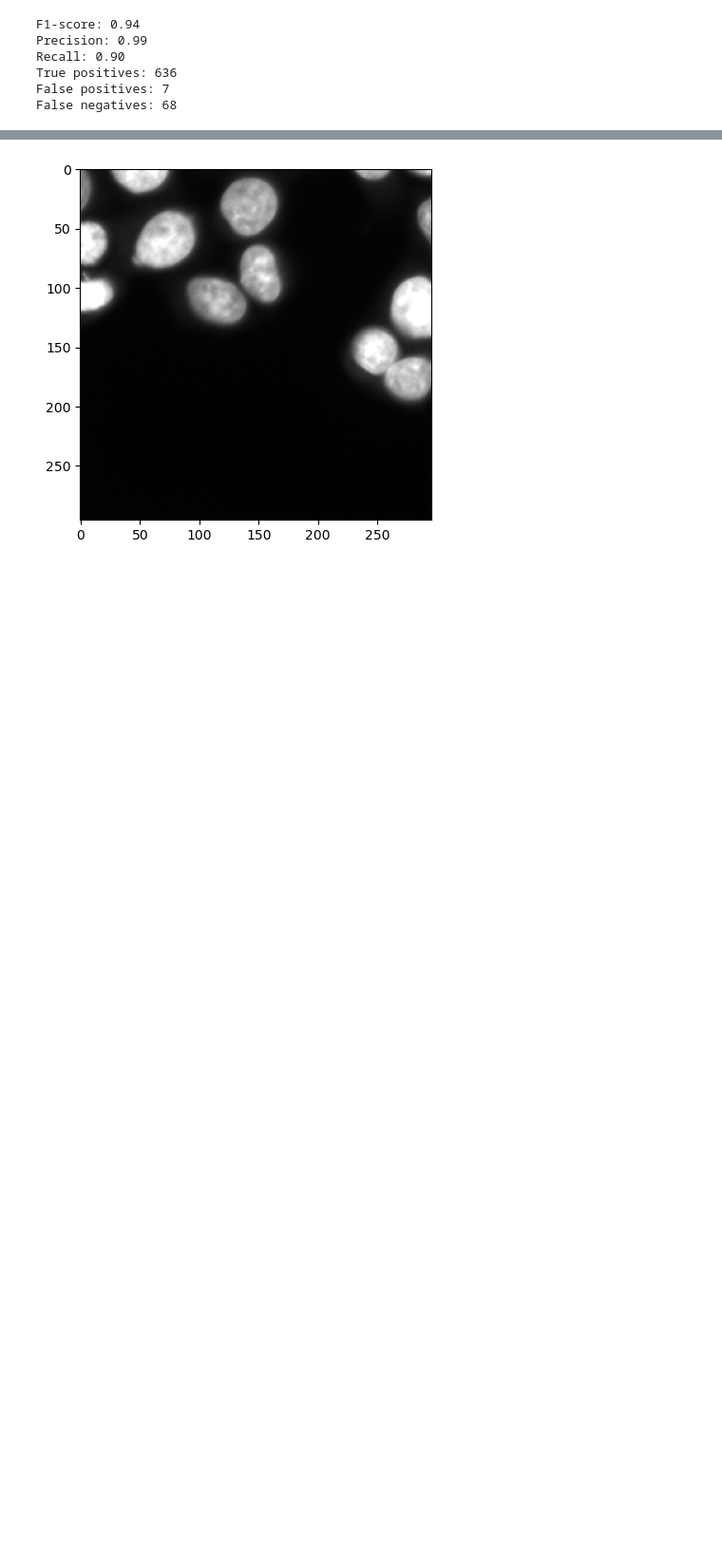
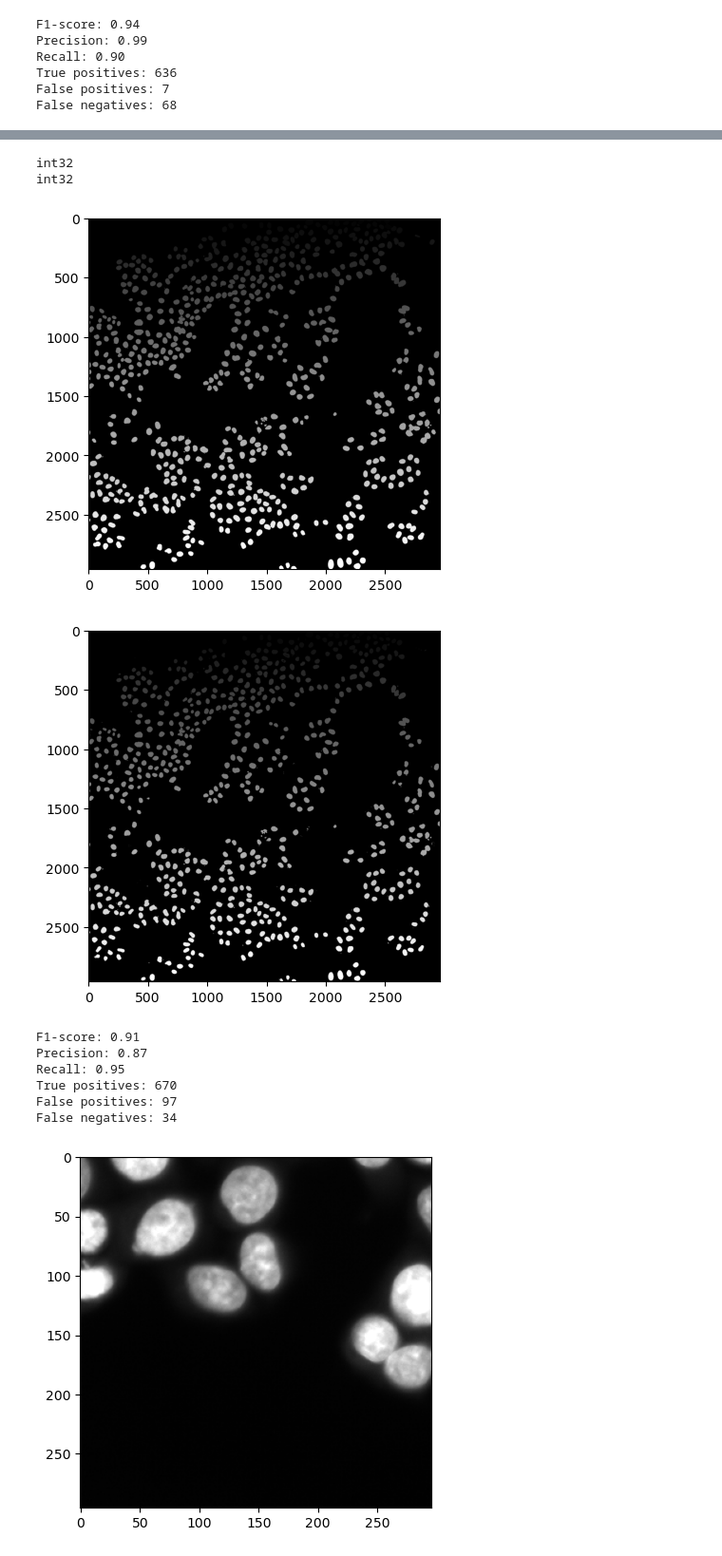
Before and after one commit to CaicedoLab/micronuclei-detection, a Jupyter notebook: cellpose/cellpose.ipynb, the cells around one changed output, grey strips where cells are left out. Shown: that part at 95% size. Drawn from its saved outputs; the diff is of its cells as text; code cells hidden in the pictures; blank space fills up the shorter version.

```diff
--- a/cellpose/cellpose.ipynb
+++ b/cellpose/cellpose.ipynb
@@ -564,3 +587,66 @@ mean_iou
+# %%
+import numpy as np
+import matplotlib.pyplot as plt
+import skimage
+import scipy
+import sys
+sys.path.append('../')
+from microdet.evaluation import compare_two_labels
+from microdet import evaluation
+#seg_import = "/scr/vidit/dataset_nuclei/20X_c0-DAPI_A1_Tile-10.original_seg.png"
+#seg_import = skimage.io.imread(seg_import, as_gray=True)
+
+
+#print(seg_import.shape)
+
+def join_masks(tif_path, outlines_path):
+    tif_img = skimage.io.imread(tif_path, as_gray=True)
+    outlines_img = skimage.io.imread(outlines_path)
+
+    outlines_img = outlines_img[:,:,0] > 0 # Use only the red channel
+    outlines_img = scipy.ndimage.binary_fill_holes(outlines_img) ^ outlines_img
+    tif_img[outlines_img] = 1
+    seg = tif_img > 0
+    #Merge seg and outlines_img together, overlay the outlines_img on seg
+    labels = skimage.measure.label(seg)
+    # Not doing object edge detection as the objects start touching then
+    #labels = skimage.morphology.dilation(labels)  # recover object edge
+    return labels
+
+
+labels = join_masks("/home/MORGRIDGE/vagrawal/vidit/dataset_nuclei/20X_c0-DAPI_A1_Tile-10.nuclei-clean.tif", "/home/MORGRIDGE/vagrawal/vidit/dataset_nuclei/20X_c0-DAPI_A1_Tile-10.phenotype_outlines.png")
+# Ensure that seg_import and labels are numpy arrays
+print(seg_import.dtype)
+print(labels.dtype)
+
+nb_overdetection, nb_underdetection, mean_IoU, IoUs = compare_two_labels(seg_import, labels, True, False)
+
+
+plt.imshow(labels, cmap='gray')
+plt.show()
+plt.imshow(seg_import, cmap='gray')
+plt.show()
+# %% [output]
+int32
+int32
+[figure, added]
+[figure, added]
+# %%
+from microdet.evaluation import compare_two_labels, measures_at
+f1, prec, rec, TP, FP, FN = measures_at(0.1, IoUs)
+print(f"F1-score: {f1:.2f}")
+print(f"Precision: {prec:.2f}")
+print(f"Recall: {rec:.2f}")
+print(f"True positives: {TP}")
+print(f"False positives: {FP}")
+print(f"False negatives: {FN}")
+# %% [output]
+F1-score: 0.91
+Precision: 0.87
+Recall: 0.95
+True positives: 670
+False positives: 97
+False negatives: 34
 # %%
 import matplotlib.pyplot as plt
 import numpy as np
```
Also changed, not shown: parts of 4 cells of this notebook, 1 other file.
